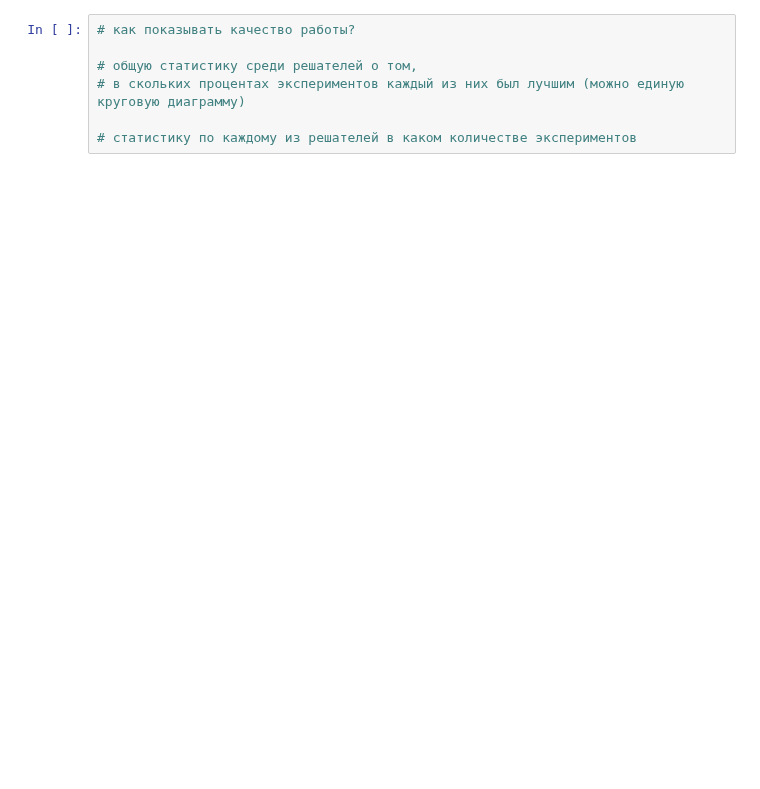
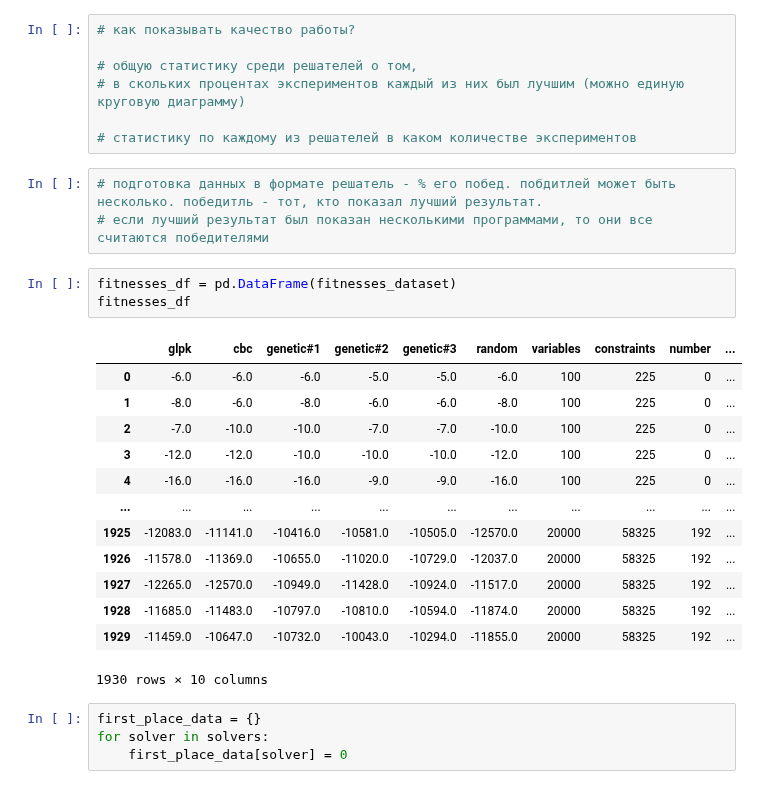
Before and after one commit to Dambr/yewking, a Jupyter notebook: task_description/draw_experiments.ipynb, the cells around one changed output. Saved outputs shown, nothing was run; the diff lists cells and outputs as text; blank space fills up the shorter version.

```diff
--- a/task_description/draw_experiments.ipynb
+++ b/task_description/draw_experiments.ipynb
@@ -153,3 +175,27 @@ draw_durations_plot(polyfit_durations_df)
 # в скольких процентах экспериментов каждый из них был лучшим (можно единую круговую диаграмму)
 
 # статистику по каждому из решателей в каком количестве экспериментов
+# %%
+# подготовка данных в формате решатель - % его побед. побдитлей может быть несколько. победитль - тот, кто показал лучший результат.
+# если лучший результат был показан несколькими программами, то они все считаются победителями
+# %%
+fitnesses_df = pd.DataFrame(fitnesses_dataset)
+fitnesses_df
+# %% [output]
+|  | glpk | cbc | genetic#1 | genetic#2 | genetic#3 | random | variables | constraints | number | ... |
+| 0 | -6.0 | -6.0 | -6.0 | -5.0 | -5.0 | -6.0 | 100 | 225 | 0 | ... |
+| 1 | -8.0 | -6.0 | -8.0 | -6.0 | -6.0 | -8.0 | 100 | 225 | 0 | ... |
+| 2 | -7.0 | -10.0 | -10.0 | -7.0 | -7.0 | -10.0 | 100 | 225 | 0 | ... |
+| 3 | -12.0 | -12.0 | -10.0 | -10.0 | -10.0 | -12.0 | 100 | 225 | 0 | ... |
+| 4 | -16.0 | -16.0 | -16.0 | -9.0 | -9.0 | -16.0 | 100 | 225 | 0 | ... |
+| ... | ... | ... | ... | ... | ... | ... | ... | ... | ... | ... |
+| 1925 | -12083.0 | -11141.0 | -10416.0 | -10581.0 | -10505.0 | -12570.0 | 20000 | 58325 | 192 | ... |
+| 1926 | -11578.0 | -11369.0 | -10655.0 | -11020.0 | -10729.0 | -12037.0 | 20000 | 58325 | 192 | ... |
+| 1927 | -12265.0 | -12570.0 | -10949.0 | -11428.0 | -10924.0 | -11517.0 | 20000 | 58325 | 192 | ... |
+| 1928 | -11685.0 | -11483.0 | -10797.0 | -10810.0 | -10594.0 | -11874.0 | 20000 | 58325 | 192 | ... |
+| 1929 | -11459.0 | -10647.0 | -10732.0 | -10043.0 | -10294.0 | -11855.0 | 20000 | 58325 | 192 | ... |
+1930 rows × 10 columns
+# %%
+first_place_data = {}
+for solver in solvers:
+    first_place_data[solver] = 0
```
Also changed, not shown: parts of 12 cells of this notebook, 4 other files.
